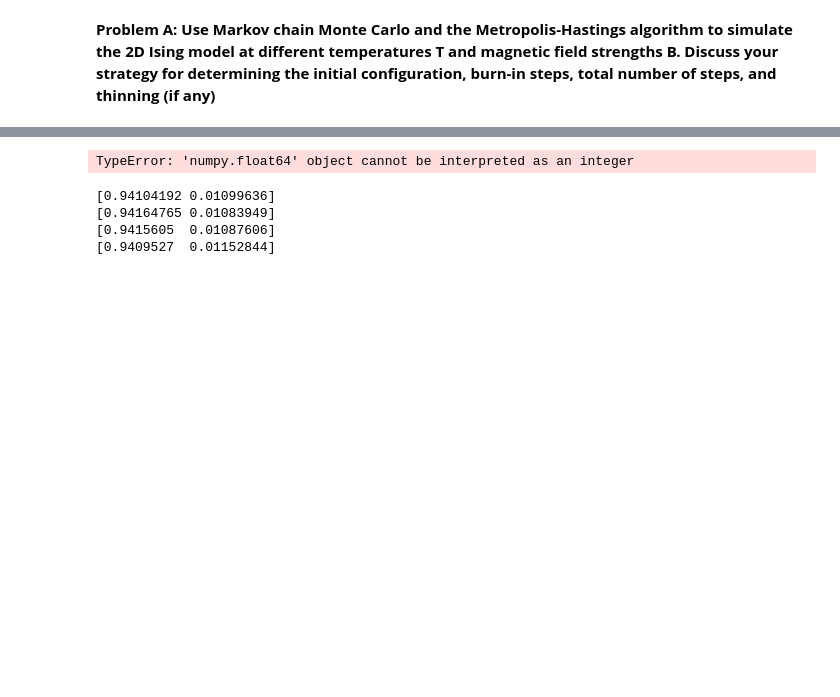
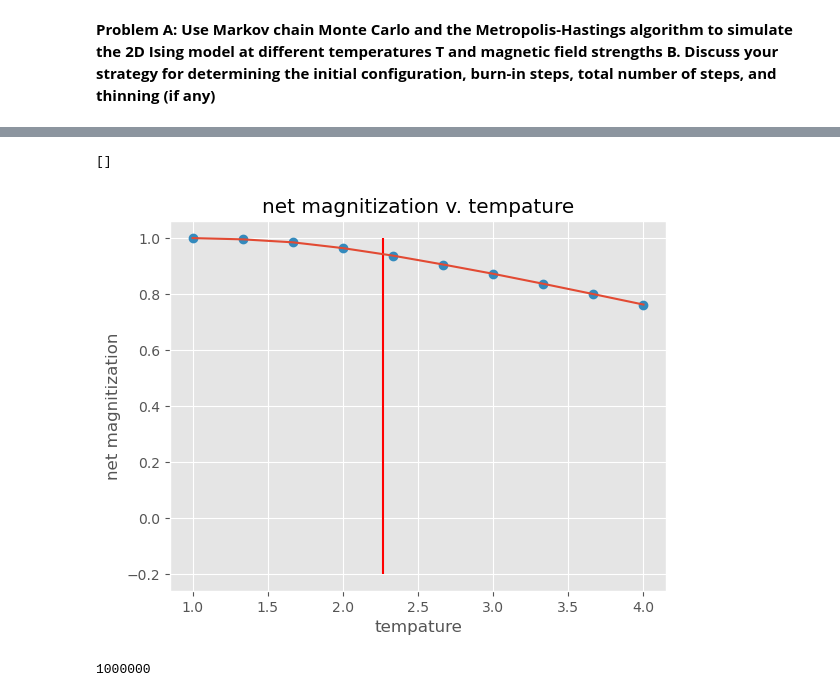
Before and after one commit to leo-megliola/2D-Icing-MCMC, a Jupyter notebook: partA.ipynb, the cells around one changed output, grey strips where cells are left out. Saved outputs shown, nothing was run; the diff lists cells and outputs as text; code cells hidden in the pictures; blank space fills up the shorter version.

```diff
--- a/partA.ipynb
+++ b/partA.ipynb
@@ -49,14 +50,22 @@ print(magnetic_field)
+# %%
+# stats(temp=T, steps=STEPS, burn_in=BURNIN, size=N, mag=B, display=True):
+results = np.array([stats(temp, steps = 200_000, burn_in = 50_000, size = 100, mag = B) for temp in temps])
+
+# results = np.array([stats(temp, steps = 1_000_000, size = N, burn_in = 100_000, mag = B) for temp in temps])
+# %%
+plt.errorbar(temps, results.T[0], yerr=results.T[1])
+plt.plot(temps, results.T[0], 'o')
+plt.vlines([2.269], ymin=-0.2, ymax=1.0, color='red')
+plt.title('net magnitization v. tempature')
+plt.xlabel('tempature')
+plt.ylabel('net magnitization')
+plt.plot()
+# %% [output]
+[]
+[figure, added]
 # %%
-results = np.array([[stats(temp, STEPS, BURNIN, B, display=False) for B in magnetic_field] for temp in temps])
+print(STEPS)
+# results = np.array([[stats(int(temp), STEPS, BURNIN,N, int(B), display=False) for B in magnetic_field] for temp in tqdm(temps)])
+results = np.array([[stats(int(temp), STEPS, BURNIN,N, int(B), display=False) for temp in temps] for B in tqdm(magnetic_field, disable = True)])
 # %% [output]
-TypeError: 'numpy.float64' object cannot be interpreted as an integer
+1000000
-# %%
-print(results[0,0,:])
-print(results[0,1,:])
-print(results[1,0,:])
-print(results[2,0,:])
-# %% [output]
-[0.94104192 0.01099636]
-[0.94164765 0.01083949]
-[0.9415605  0.01087606]
-[0.9409527  0.01152844]
```
Also changed, not shown: parts of 6 cells of this notebook, 2 other files.
